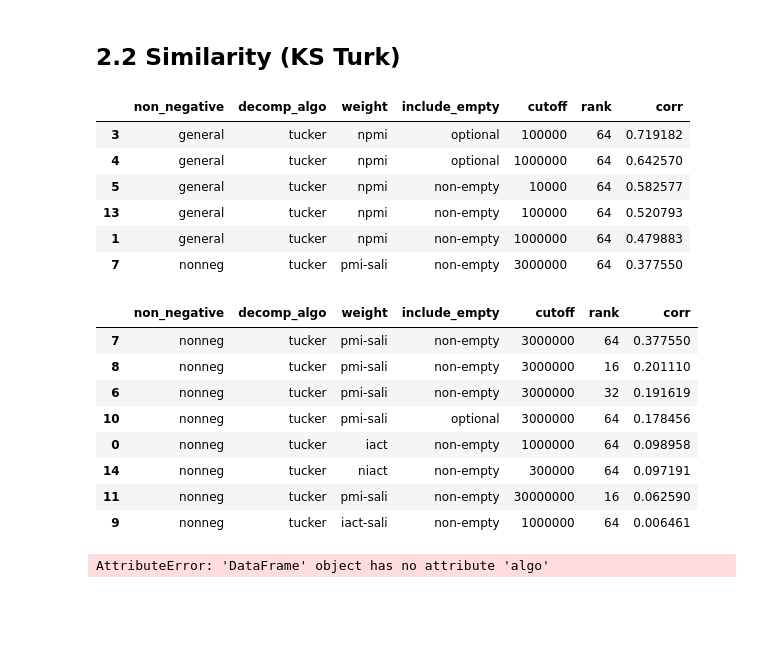
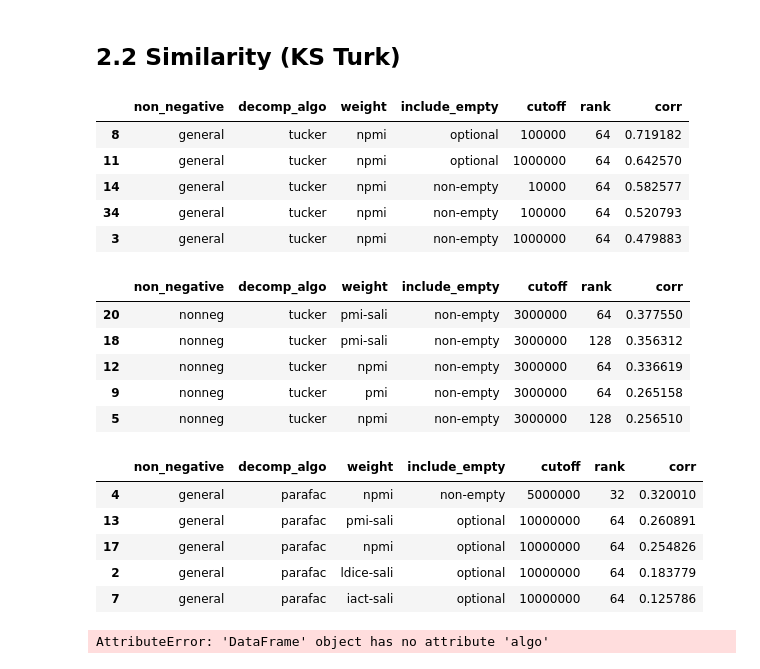
Before and after one commit to makrai/verb-tensor, a Jupyter notebook: eval.ipynb, the cells around one changed output. Drawn from its saved outputs; the diff is of its cells as text; code cells hidden in the pictures; blank space fills up the shorter version.

Commit message:
the decomposition of large tensors to large rank and parafac in progress

```diff
--- a/eval.ipynb
+++ b/eval.ipynb
@@ -411,27 +411,32 @@ svo_df.sample(5)
 # %%
 df = eval_for_files(ks13_turk, mode_to_test='svo')
 # %%
-df.sort_values('corr', ascending=False).head(6)
+df.sort_values('corr', ascending=False).head()
 # %% [output]
 |  | non_negative | decomp_algo | weight | include_empty | cutoff | rank | corr |
-| 3 | general | tucker | npmi | optional | 100000 | 64 | 0.719182 |
-| 4 | general | tucker | npmi | optional | 1000000 | 64 | 0.642570 |
-| 5 | general | tucker | npmi | non-empty | 10000 | 64 | 0.582577 |
-| 13 | general | tucker | npmi | non-empty | 100000 | 64 | 0.520793 |
-| 1 | general | tucker | npmi | non-empty | 1000000 | 64 | 0.479883 |
-| 7 | nonneg | tucker | pmi-sali | non-empty | 3000000 | 64 | 0.377550 |
+| 8 | general | tucker | npmi | optional | 100000 | 64 | 0.719182 |
+| 11 | general | tucker | npmi | optional | 1000000 | 64 | 0.642570 |
+| 14 | general | tucker | npmi | non-empty | 10000 | 64 | 0.582577 |
+| 34 | general | tucker | npmi | non-empty | 100000 | 64 | 0.520793 |
+| 3 | general | tucker | npmi | non-empty | 1000000 | 64 | 0.479883 |
 # %%
-df[df.non_negative=='nonneg']
+df[df.non_negative=='nonneg'].head()
 # %% [output]
 |  | non_negative | decomp_algo | weight | include_empty | cutoff | rank | corr |
-| 7 | nonneg | tucker | pmi-sali | non-empty | 3000000 | 64 | 0.377550 |
-| 8 | nonneg | tucker | pmi-sali | non-empty | 3000000 | 16 | 0.201110 |
-| 6 | nonneg | tucker | pmi-sali | non-empty | 3000000 | 32 | 0.191619 |
-| 10 | nonneg | tucker | pmi-sali | optional | 3000000 | 64 | 0.178456 |
-| 0 | nonneg | tucker | iact | non-empty | 1000000 | 64 | 0.098958 |
-| 14 | nonneg | tucker | niact | non-empty | 300000 | 64 | 0.097191 |
-| 11 | nonneg | tucker | pmi-sali | non-empty | 30000000 | 16 | 0.062590 |
-| 9 | nonneg | tucker | iact-sali | non-empty | 1000000 | 64 | 0.006461 |
+| 20 | nonneg | tucker | pmi-sali | non-empty | 3000000 | 64 | 0.377550 |
+| 18 | nonneg | tucker | pmi-sali | non-empty | 3000000 | 128 | 0.356312 |
+| 12 | nonneg | tucker | npmi | non-empty | 3000000 | 64 | 0.336619 |
+| 9 | nonneg | tucker | pmi | non-empty | 3000000 | 64 | 0.265158 |
+| 5 | nonneg | tucker | npmi | non-empty | 3000000 | 128 | 0.256510 |
+# %%
+df[df.decomp_algo=='parafac'].head()
+# %% [output]
+|  | non_negative | decomp_algo | weight | include_empty | cutoff | rank | corr |
+| 4 | general | parafac | npmi | non-empty | 5000000 | 32 | 0.320010 |
+| 13 | general | parafac | pmi-sali | optional | 10000000 | 64 | 0.260891 |
+| 17 | general | parafac | npmi | optional | 10000000 | 64 | 0.254826 |
+| 2 | general | parafac | ldice-sali | optional | 10000000 | 64 | 0.183779 |
+| 7 | general | parafac | iact-sali | optional | 10000000 | 64 | 0.125786 |
 # %%
 height = 5
 pylab.rcParams['figure.figsize'] = (2*height, height)
```
